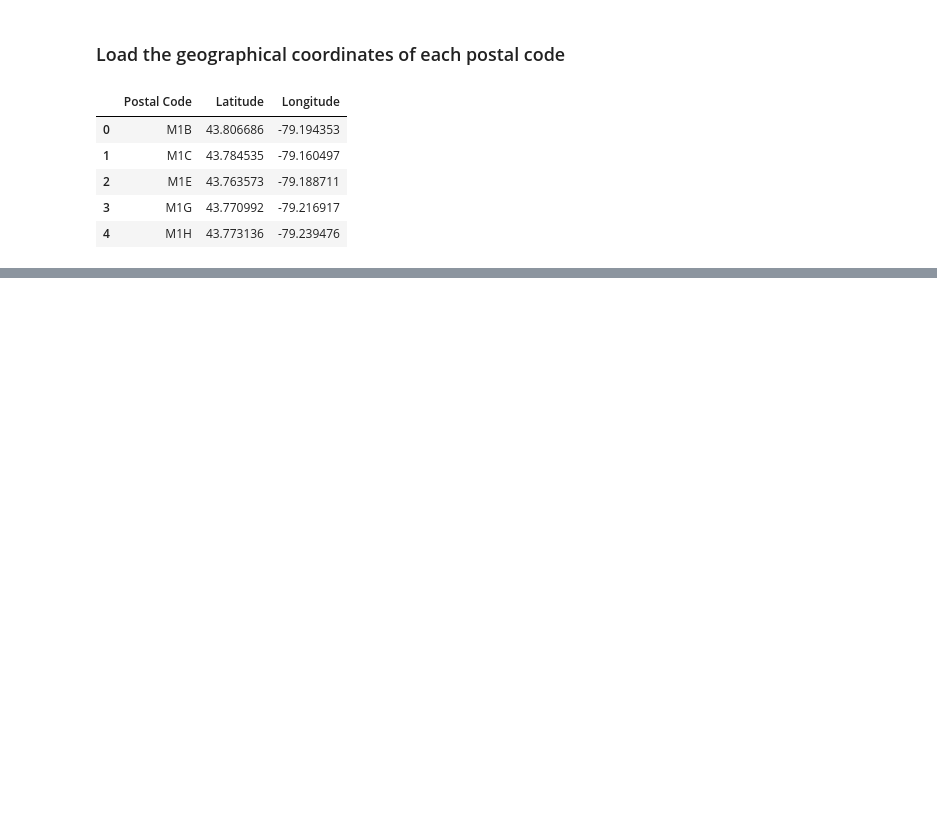
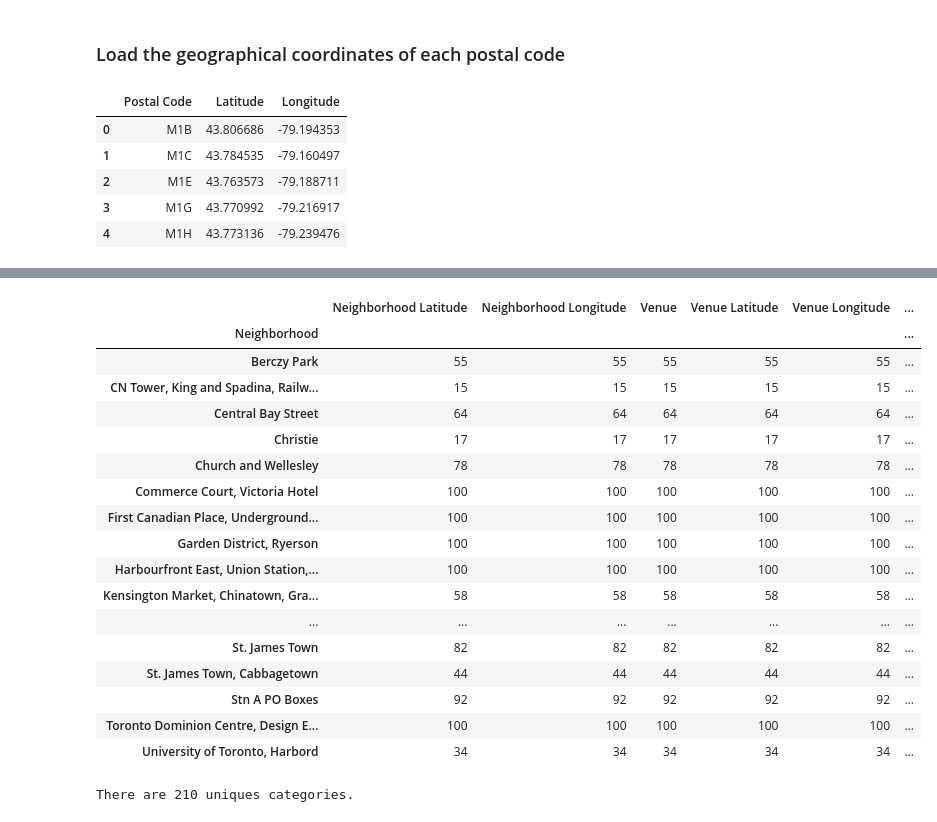
Before and after one commit to lamamouk/Capstone-Project, a Jupyter notebook: Segmenting and Clustering Neighborhoods.ipynb, the cells around one changed output, grey strips where cells are left out. Drawn from its saved outputs; the diff is of its cells as text; code cells hidden in the pictures; blank space fills up the shorter version.

```diff
--- a/Segmenting and Clustering Neighborhoods.ipynb
+++ b/Segmenting and Clustering Neighborhoods.ipynb
@@ -55,0 +187,32 @@ df3.head()
+# %%
+import requests # library to handle requests
+from pandas.io.json import json_normalize # tranform JSON file into a pandas dataframe
+results = requests.get(url).json()
+# %%
+# function that extracts the category of the venue
+def get_category_type(row):
+    try:
+        categories_list = row['categories']
+    except:
+        categories_list = row['venue.categories']
+
+    if len(categories_list) == 0:
+        return None
+    else:
+        return categories_list[0]['name']
+# %%
+venues = results['response']['groups'][0]['items']
+
+nearby_venues = json_normalize(venues) # flatten JSON
+
+# filter columns
+filtered_columns = ['venue.name', 'venue.categories', 'venue.location.lat', 'venue.location.lng']
+nearby_venues =nearby_venues.loc[:, filtered_columns]
+
+# filter the category for each row
+nearby_venues['venue.categories'] = nearby_venues.apply(get_category_type, axis=1)
+
+# clean columns
+nearby_venues.columns = [col.split(".")[-1] for col in nearby_venues.columns]
+
+nearby_venues.head()
@@ -55,0 +268,5 @@ df3.head()
+# %%
+Downtown_Toronto_venues = getNearbyVenues(names=df_Downtown_Toronto['Neighborhood'],
+                                   latitudes=df_Downtown_Toronto['Latitude'],
+                                   longitudes=df_Downtown_Toronto['Longitude']
+                                  )
@@ -55,0 +304,25 @@ df3.head()
+# %%
+Downtown_Toronto_venues.groupby('Neighborhood').count()
+# %% [output]
+|  | Neighborhood Latitude | Neighborhood Longitude | Venue | Venue Latitude | Venue Longitude | ... |
+| Neighborhood |  |  |  |  |  | ... |
+| Berczy Park | 55 | 55 | 55 | 55 | 55 | ... |
+| CN Tower, King and Spadina, Railw... | 15 | 15 | 15 | 15 | 15 | ... |
+| Central Bay Street | 64 | 64 | 64 | 64 | 64 | ... |
+| Christie | 17 | 17 | 17 | 17 | 17 | ... |
+| Church and Wellesley | 78 | 78 | 78 | 78 | 78 | ... |
+| Commerce Court, Victoria Hotel | 100 | 100 | 100 | 100 | 100 | ... |
+| First Canadian Place, Underground... | 100 | 100 | 100 | 100 | 100 | ... |
+| Garden District, Ryerson | 100 | 100 | 100 | 100 | 100 | ... |
+| Harbourfront East, Union Station,... | 100 | 100 | 100 | 100 | 100 | ... |
+| Kensington Market, Chinatown, Gra... | 58 | 58 | 58 | 58 | 58 | ... |
+| ... | ... | ... | ... | ... | ... | ... |
+| St. James Town | 82 | 82 | 82 | 82 | 82 | ... |
+| St. James Town, Cabbagetown | 44 | 44 | 44 | 44 | 44 | ... |
+| Stn A PO Boxes | 92 | 92 | 92 | 92 | 92 | ... |
+| Toronto Dominion Centre, Design E... | 100 | 100 | 100 | 100 | 100 | ... |
+| University of Toronto, Harbord | 34 | 34 | 34 | 34 | 34 | ... |
+# %%
+print('There are {} uniques categories.'.format(len(Downtown_Toronto_venues['Venue Category'].unique())))
+# %% [output]
+There are 210 uniques categories.
```
Also changed, not shown: parts of 40 cells of this notebook.
